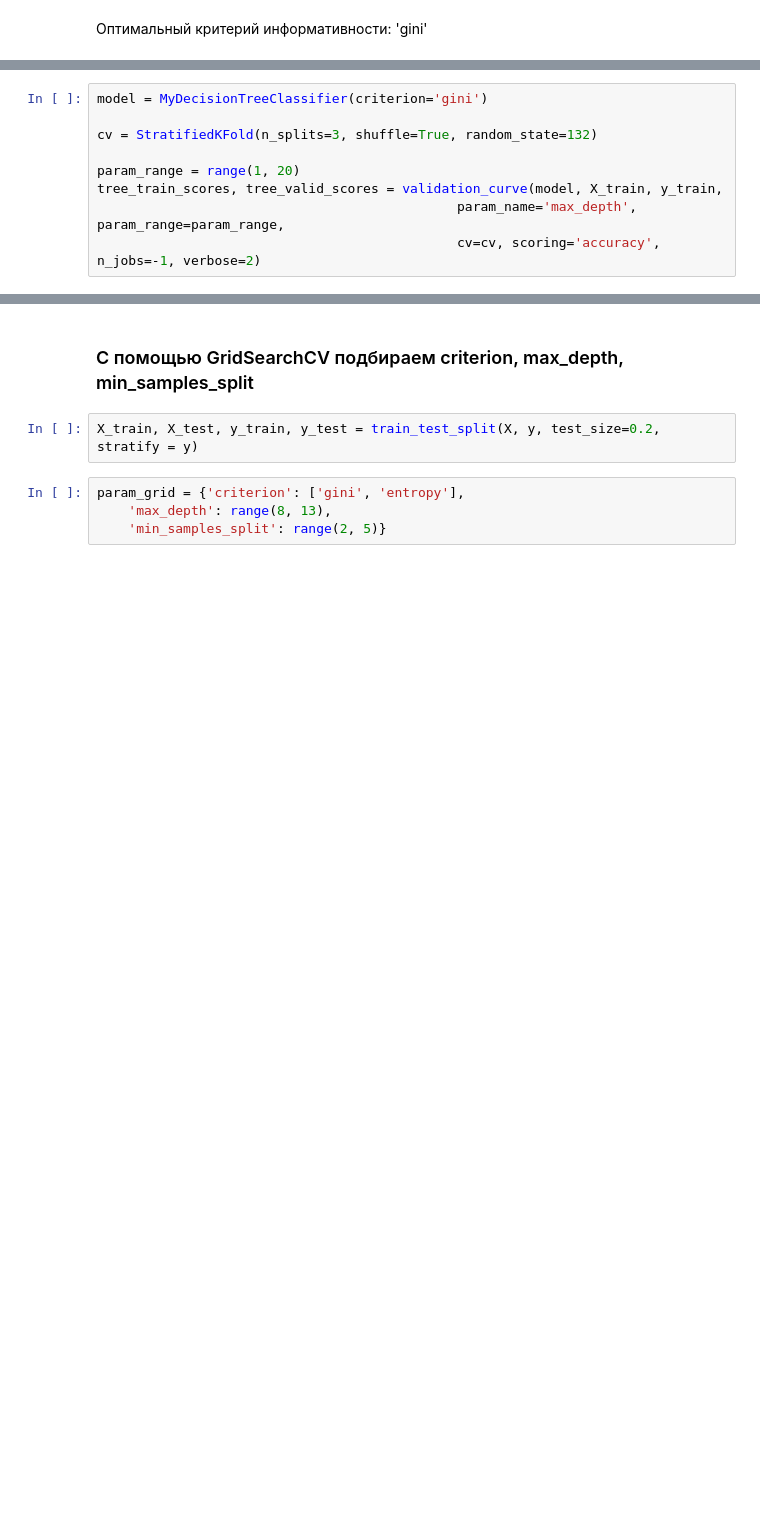
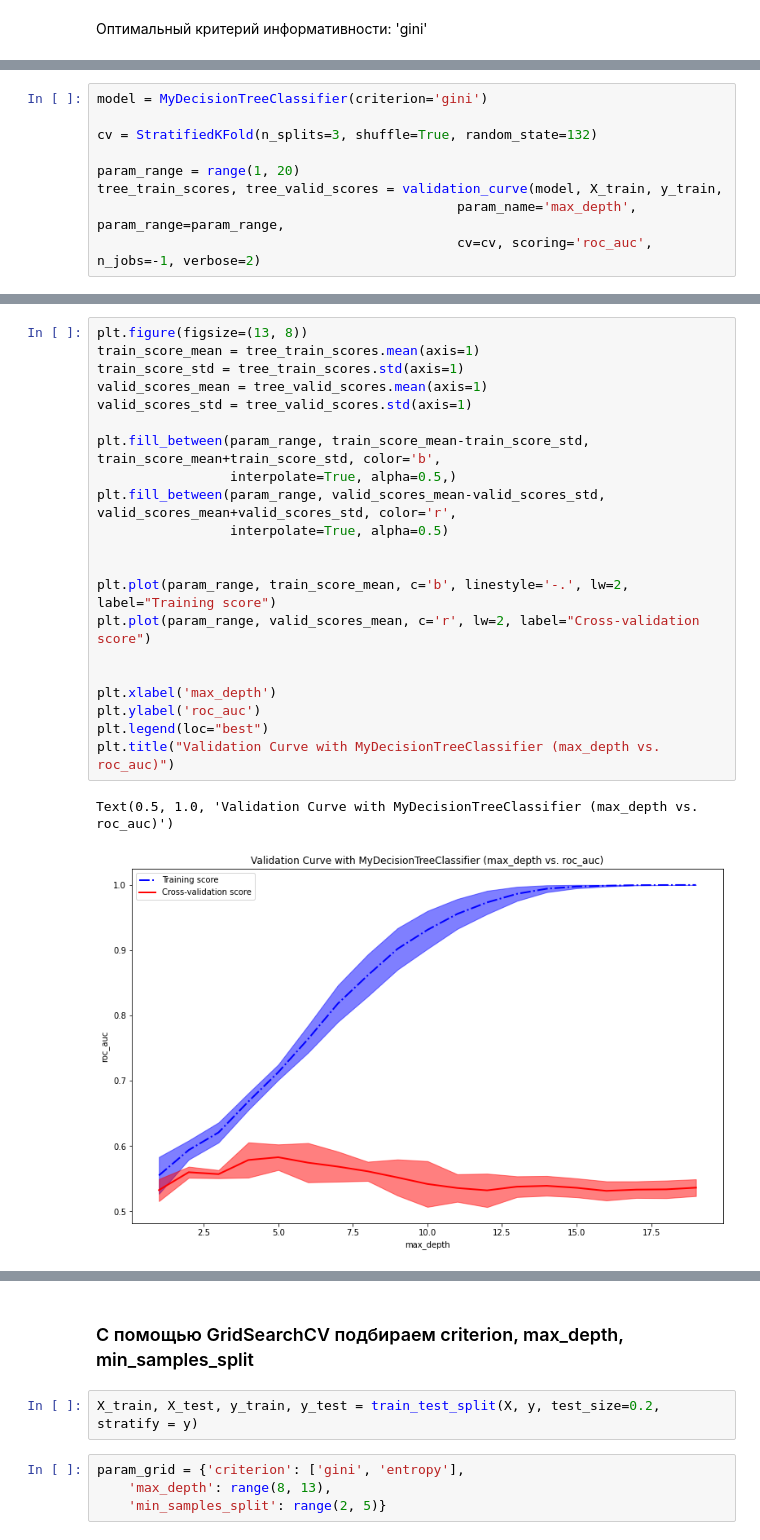
Before and after one commit to tarasenkoyv/ML.sphere, a Jupyter notebook: hw3/tarasenko_hw3.ipynb, the cells around one changed output, grey strips where cells are left out. Drawn from its saved outputs; the diff is of its cells as text; blank space fills up the shorter version.

```diff
--- a/hw3/tarasenko_hw3.ipynb
+++ b/hw3/tarasenko_hw3.ipynb
@@ -514,6 +516,6 @@ cv = StratifiedKFold(n_splits=3, shuffle=True, random_state=132)
 param_range = range(1, 20)
 tree_train_scores, tree_valid_scores = validation_curve(model, X_train, y_train,
                                               param_name='max_depth', param_range=param_range,
-                                              cv=cv, scoring='accuracy', n_jobs=-1, verbose=2)
+                                              cv=cv, scoring='roc_auc', n_jobs=-1, verbose=2)
 # %% [output]
 [Parallel(n_jobs=-1)]: Using backend LokyBackend with 8 concurrent workers.
@@ -521,0 +524,24 @@ tree_train_scores, tree_valid_scores = validation_curve(model, X_train, y_train,
+# %%
+plt.figure(figsize=(13, 8))
+train_score_mean = tree_train_scores.mean(axis=1)
+train_score_std = tree_train_scores.std(axis=1)
+valid_scores_mean = tree_valid_scores.mean(axis=1)
+valid_scores_std = tree_valid_scores.std(axis=1)
+
+plt.fill_between(param_range, train_score_mean-train_score_std, train_score_mean+train_score_std, color='b',
+                 interpolate=True, alpha=0.5,)
+plt.fill_between(param_range, valid_scores_mean-valid_scores_std, valid_scores_mean+valid_scores_std, color='r',
+                 interpolate=True, alpha=0.5)
+
+
+plt.plot(param_range, train_score_mean, c='b', linestyle='-.', lw=2, label="Training score")
+plt.plot(param_range, valid_scores_mean, c='r', lw=2, label="Cross-validation score")
+
+
+plt.xlabel('max_depth')
+plt.ylabel('roc_auc')
+plt.legend(loc="best")
+plt.title("Validation Curve with MyDecisionTreeClassifier (max_depth vs. roc_auc)")
+# %% [output]
+Text(0.5, 1.0, 'Validation Curve with MyDecisionTreeClassifier (max_depth vs. roc_auc)')
+[figure, added]
```
Also changed, not shown: parts of 30 cells of this notebook, 1 other file.
